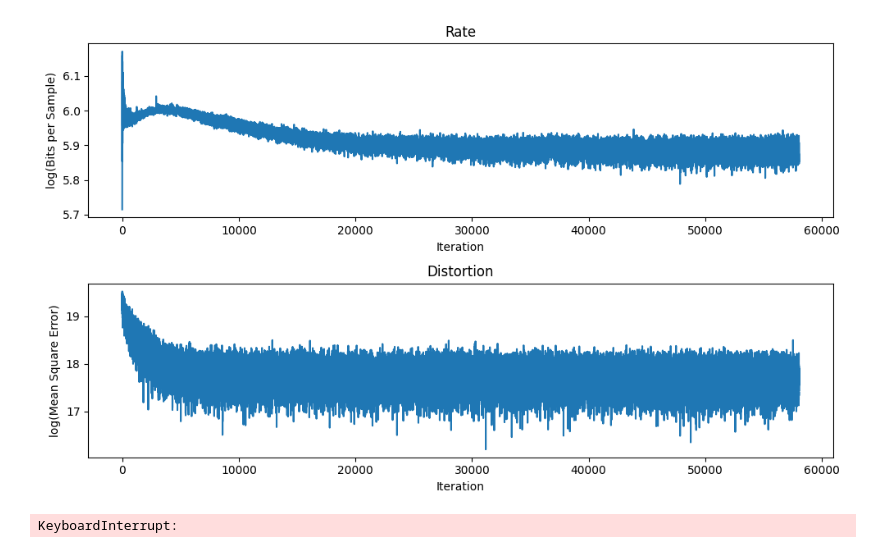
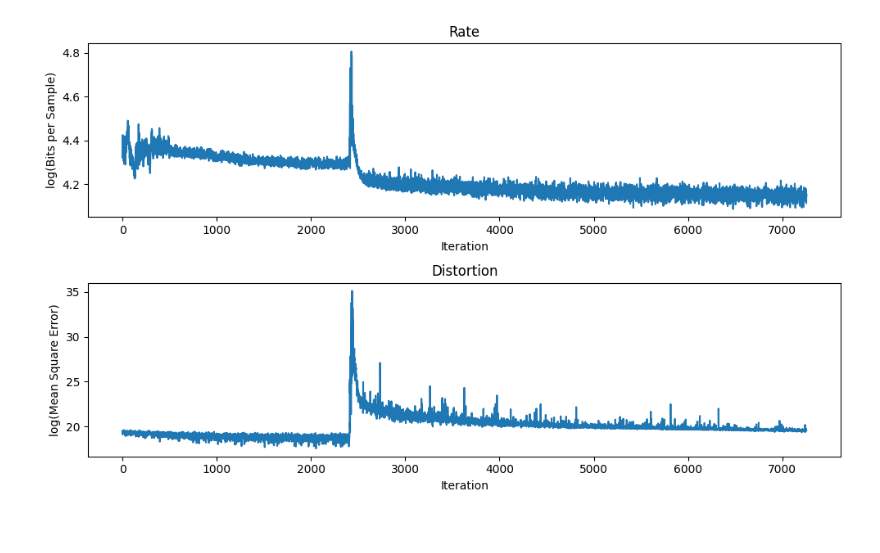
Before and after one commit to danjacobellis/moco, a Jupyter notebook: train_RDAE_on_AVIRIS.ipynb, the cells around one changed output. Drawn from its saved outputs; the diff is of its cells as text; code cells hidden in the pictures.

```diff
--- a/train_RDAE_on_AVIRIS.ipynb
+++ b/train_RDAE_on_AVIRIS.ipynb
@@ -25,6 +68,6 @@ dataset = concatenate_datasets(dataset_list)
 # %%
-def analysis_2d(in_channels, out_channels, kernel_size=5, stride=2, groups=1):
-    return nn.Conv2d(
+def analysis_3d(in_channels, out_channels, kernel_size=5, stride=2, groups=1):
+    return nn.Conv3d(
         in_channels,
         out_channels,
         kernel_size=kernel_size,
@@ -32,8 +75,8 @@ def analysis_2d(in_channels, out_channels, kernel_size=5, stride=2, groups=1):
         padding=kernel_size // 2,
         groups=groups
     )
-def synthesis_2d(in_channels, out_channels, kernel_size=5, stride=2, groups=1):
-    return nn.ConvTranspose2d(
+def synthesis_3d(in_channels, out_channels, kernel_size=5, stride=2, groups=1):
+    return nn.ConvTranspose3d(
         in_channels,
         out_channels,
         kernel_size=kernel_size,
@@ -43,19 +86,23 @@ def synthesis_2d(in_channels, out_channels, kernel_size=5, stride=2, groups=1):
         groups=groups
     )
 class RateDistortionAutoEncoder(CompressionModel):
-    def __init__(self, N=224):
+    def __init__(self, N=32):
         super().__init__()
         self.entropy_bottleneck = EntropyBottleneck(N)
         self.encode = nn.Sequential(
-            analysis_2d(N, N, kernel_size=1, stride=1),
-            GDN(N),
-            analysis_2d(N, N),
+            analysis_3d(1, N),
+            GDN_3d(N),
+            analysis_3d(N, N),
+            GDN_3d(N),
+            analysis_3d(N, N),
         )
 
         self.decode = nn.Sequential(
-            synthesis_2d(N, N, kernel_size=1, stride=1),
-            GDN(N, inverse=True),
-            synthesis_2d(N, N),
+            synthesis_3d(N, N),
+            GDN_3d(N, inverse=True),
+            synthesis_3d(N, N),
+            GDN_3d(N, inverse=True),
+            synthesis_3d(N, 1),
         )
 
     def forward(self, x):
@@ -93,46 +140,45 @@ aux_optimizer = optim.AdamW(aux_parameters, lr=1e-3)
 rate = np.array([])
 distortion = np.array([])
 for i_epoch in range(500):
-    dataloader = DataLoader(dataset, batch_size=8, shuffle=True)
+    dataloader = DataLoader(dataset, batch_size=4, shuffle=True)
     for i,batch in enumerate(dataloader):
         optimizer.zero_grad()
         aux_optimizer.zero_grad()
 
-        x = batch['hyperspectral'].to("cuda")
+        x = batch['hyperspectral'].to("cuda").unsqueeze(dim=1)
         x = x.to(torch.float)
 
         x_hat, y_likelihoods = net(x)
 
         # bitrate of the quantized latent
-        N, _, H, W = x.size()
+        N, _, _, H, W = x.size()
         num_pixels = N * H * W
         bpp_loss = torch.log(y_likelihoods).sum() / (-math.log(2) * num_pixels)
         rate = np.append(rate,bpp_loss.detach().cpu().numpy())
 
         # mean square error
         mse_loss = F.mse_loss(x, x_hat)
         distortion = np.append(distortion,mse_loss.detach().cpu().numpy())
 
         # final loss term
         loss = mse_loss + λ * bpp_loss
 
         loss.backward()
         optimizer.step()
 
         aux_loss = net.aux_loss()
         aux_loss.backward()
         aux_optimizer.step()
 
         torch.save({
                 'epoch': i,
                 'model_state_dict': net.state_dict(),
                 'optimizer_state_dict': optimizer.state_dict(),
                 'aux_optimizer_state_dict': aux_optimizer.state_dict(),
                 'loss': loss,
             }, f"rdae_AVIRIS_checkpoint.pth")
         live_plot(rate,distortion)
         np.save('rate',rate)
         np.save('distortion',distortion)
 # %% [output]
-[figure, old version]
+[figure, new version]
-KeyboardInterrupt:
```
Also changed, not shown: parts of 2 cells of this notebook.
